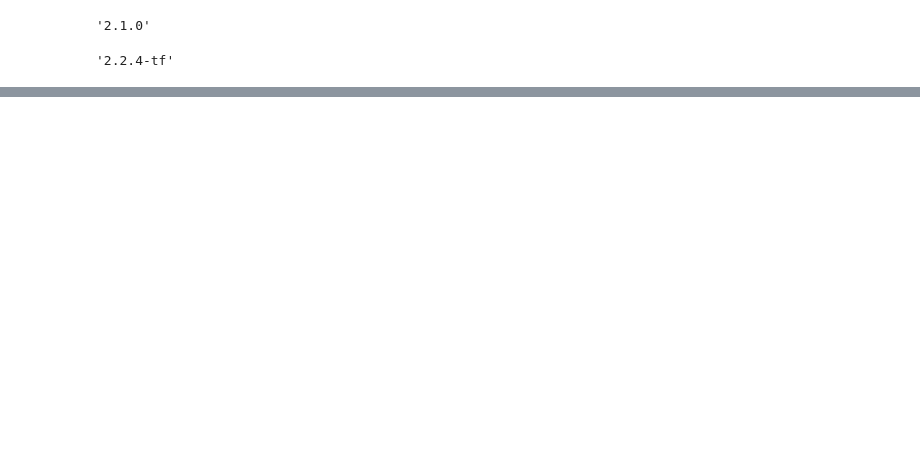
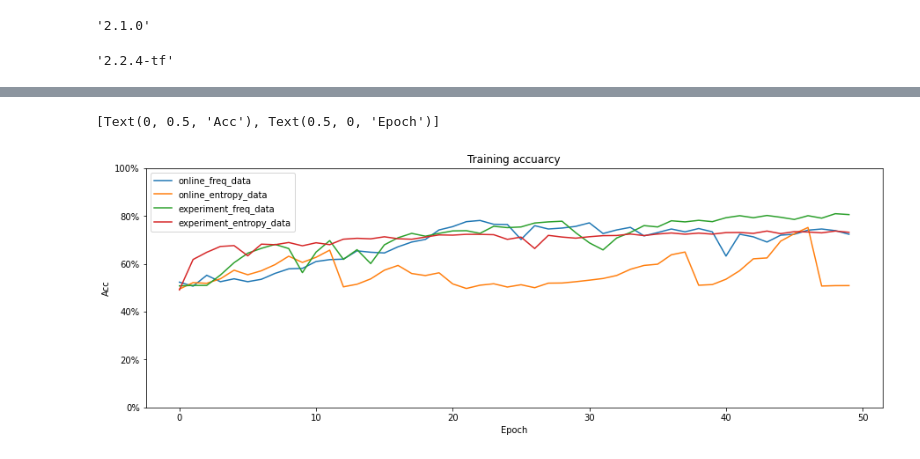
Before and after one commit to mudo121/thesis_eeg, a Jupyter notebook: machine_learning_notebooks/neural_network/pauls_work.ipynb, the cells around one changed output, grey strips where cells are left out. Saved outputs shown, nothing was run; the diff lists cells and outputs as text; code cells hidden in the pictures; blank space fills up the shorter version.

```diff
--- a/machine_learning_notebooks/neural_network/pauls_work.ipynb
+++ b/machine_learning_notebooks/neural_network/pauls_work.ipynb
@@ -368,0 +390,15 @@ Test accuracy: 0.6041666865348816
+# %%
+fig, ax = plt.subplots(figsize=(15,5))
+ax.set_title('Training accuarcy')
+
+for model in statsDict:
+    for data_source in statsDict[model]:
+        ax.plot(statsDict[model][data_source]['history'].history['accuracy'], label=data_source)
+
+plt.legend(loc="upper left")
+ax.set_ylim(0, 1)
+ax.yaxis.set_major_formatter(mtick.PercentFormatter(1))
+ax.set(xlabel='Epoch', ylabel='Acc')
+# %% [output]
+[Text(0, 0.5, 'Acc'), Text(0.5, 0, 'Epoch')]
+[figure, added]
```
Also changed, not shown: parts of 9 cells of this notebook, 1 other file.
